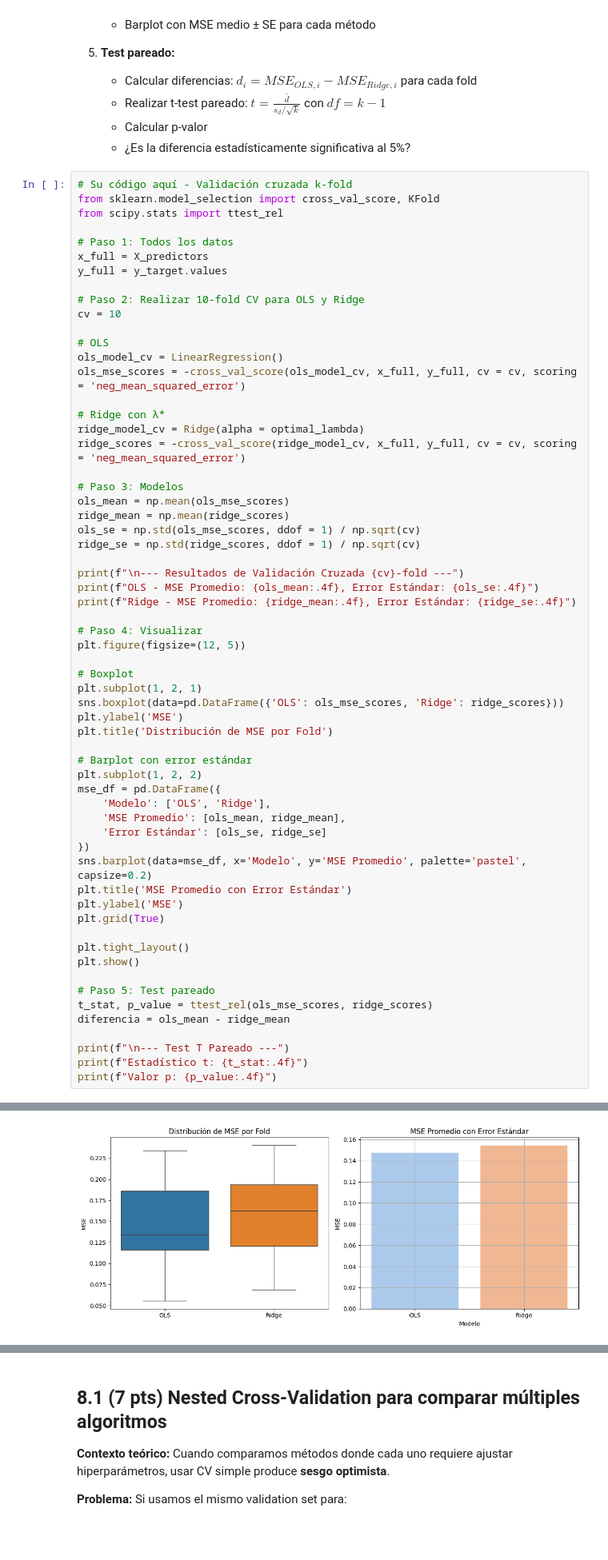
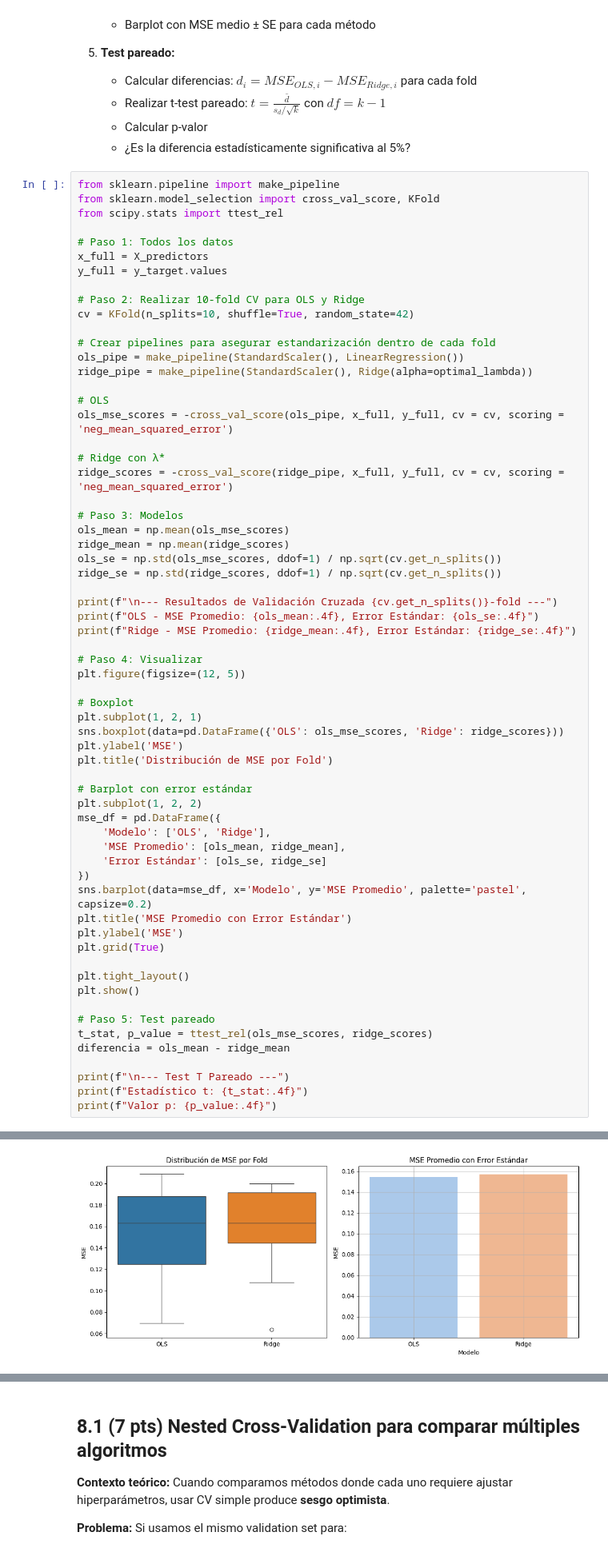
Before and after one commit to Taki3995/Tarea-2-EA, a Jupyter notebook: Tarea_2-ICD3152-2-2025.ipynb, the cells around one changed output, grey strips where cells are left out. Shown at 80% size. Drawn from its saved outputs; the diff is of its cells as text.

Commit message:
correccion 7.1 (implementacion pipelines) e implementacion 7.2

```diff
--- a/Tarea_2-ICD3152-2-2025.ipynb
+++ b/Tarea_2-ICD3152-2-2025.ipynb
@@ -1092,7 +1092,7 @@ El Bootstrap captura mejor la verdadera incertidumbre del modelo. El Jackknife e
    - Calcular p-valor
    - ¿Es la diferencia estadísticamente significativa al 5%?
 # %%
-# Su código aquí - Validación cruzada k-fold
+from sklearn.pipeline import make_pipeline
 from sklearn.model_selection import cross_val_score, KFold
 from scipy.stats import ttest_rel
 
@@ -1101,23 +1101,25 @@ x_full = X_predictors
 y_full = y_target.values
 
 # Paso 2: Realizar 10-fold CV para OLS y Ridge
-cv = 10
+cv = KFold(n_splits=10, shuffle=True, random_state=42)
+
+# Crear pipelines para asegurar estandarización dentro de cada fold
+ols_pipe = make_pipeline(StandardScaler(), LinearRegression())
+ridge_pipe = make_pipeline(StandardScaler(), Ridge(alpha=optimal_lambda))
 
 # OLS
-ols_model_cv = LinearRegression()
-ols_mse_scores = -cross_val_score(ols_model_cv, x_full, y_full, cv = cv, scoring = 'neg_mean_squared_error')
+ols_mse_scores = -cross_val_score(ols_pipe, x_full, y_full, cv = cv, scoring = 'neg_mean_squared_error')
 
 # Ridge con λ*
-ridge_model_cv = Ridge(alpha = optimal_lambda)
-ridge_scores = -cross_val_score(ridge_model_cv, x_full, y_full, cv = cv, scoring = 'neg_mean_squared_error')
+ridge_scores = -cross_val_score(ridge_pipe, x_full, y_full, cv = cv, scoring = 'neg_mean_squared_error')
 
 # Paso 3: Modelos
 ols_mean = np.mean(ols_mse_scores)
 ridge_mean = np.mean(ridge_scores)
-ols_se = np.std(ols_mse_scores, ddof = 1) / np.sqrt(cv)
-ridge_se = np.std(ridge_scores, ddof = 1) / np.sqrt(cv)
+ols_se = np.std(ols_mse_scores, ddof=1) / np.sqrt(cv.get_n_splits())
+ridge_se = np.std(ridge_scores, ddof=1) / np.sqrt(cv.get_n_splits())
 
-print(f"\n--- Resultados de Validación Cruzada {cv}-fold ---")
+print(f"\n--- Resultados de Validación Cruzada {cv.get_n_splits()}-fold ---")
 print(f"OLS - MSE Promedio: {ols_mean:.4f}, Error Estándar: {ols_se:.4f}")
 print(f"Ridge - MSE Promedio: {ridge_mean:.4f}, Error Estándar: {ridge_se:.4f}")
 
@@ -1159,2 +1161,2 @@ Ridge - MSE Promedio: 0.1543, Error Estándar: 0.0170
-[figure, old version]
+[figure, new version]
 --- Test T Pareado ---
```
Also changed, not shown: parts of 3 cells of this notebook.
